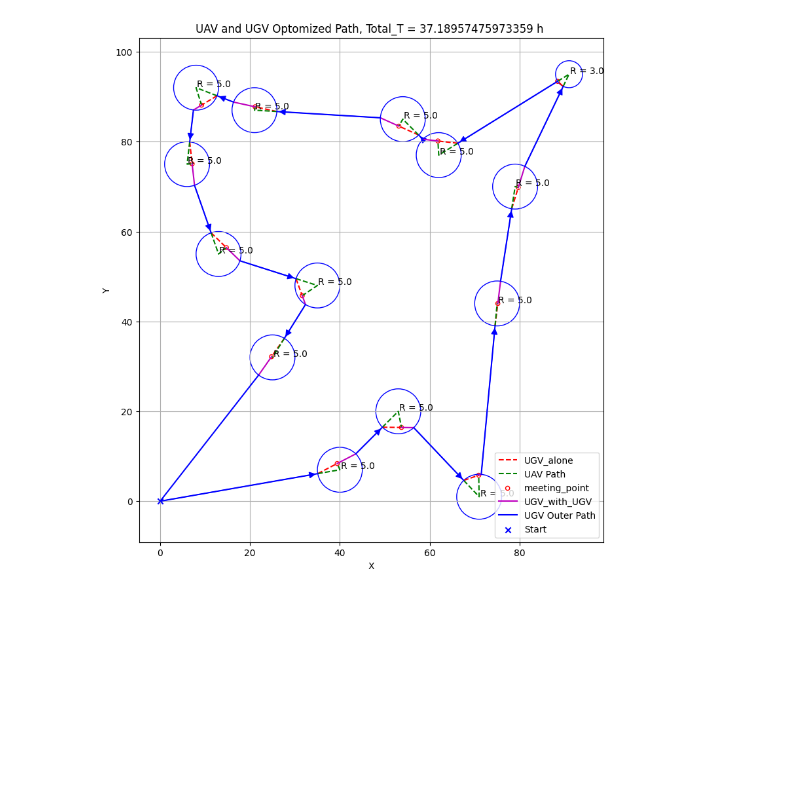
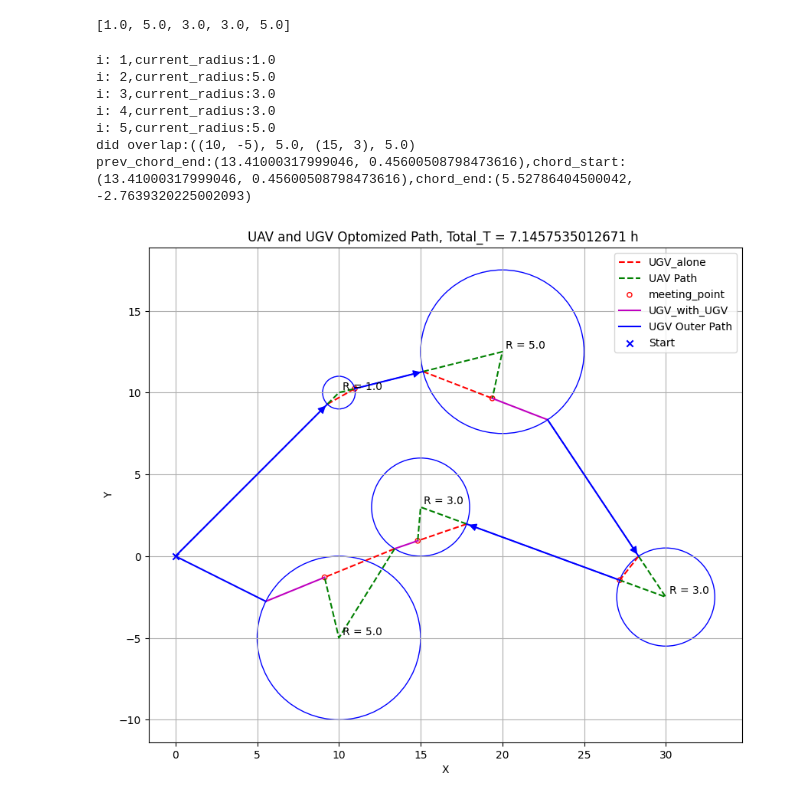
Before and after one commit to BillCai06/codetest, a Jupyter notebook: Landing robot/Codes/cleanout_code/DFS_Tree.ipynb, the cells around one changed output. Saved outputs shown, nothing was run; the diff lists cells and outputs as text; code cells hidden in the pictures; blank space fills up the shorter version.

Commit message:
fixed more bug on the graphic side

```diff
--- a/Landing robot/Codes/cleanout_code/DFS_Tree.ipynb
+++ b/Landing robot/Codes/cleanout_code/DFS_Tree.ipynb
@@ -85,11 +85,11 @@ UAV_E_s_cost = 2500*ten_minets
 # waypoints = [(0,0),(10,10),(15,3),(20,12.5)] #4
 # plan_output = "0 -> 1 -> 2 -> 3 -> 0"
 
-# waypoints = [(0,0),(10,10),(15,3),(20,12.5),(30,-2.5),(10,-5)] # 6
-# plan_output = "0 -> 5 -> 2 -> 4 -> 3 -> 1 -> 0"
+waypoints = [(0,0),(10,10),(15,3),(20,12.5),(30,-2.5),(10,-5)] # 6
+plan_output = "0 -> 5 -> 2 -> 4 -> 3 -> 1 -> 0"
 
-waypoints = [(0, 0),(11, 54),(4, 49),(69, 26),(12, 39),(25, 1),(17, 12),(38, 11),(28, 49),(52, 36),(36, 27)] #10
-plan_output = "0 -> 6 -> 4 -> 2 -> 1 -> 8 -> 10 -> 9 -> 3 -> 7 -> 5 -> 0"
+# waypoints = [(0, 0),(11, 54),(4, 49),(69, 26),(12, 39),(25, 1),(17, 12),(38, 11),(28, 49),(52, 36),(36, 27)] #10
+# plan_output = "0 -> 6 -> 4 -> 2 -> 1 -> 8 -> 10 -> 9 -> 3 -> 7 -> 5 -> 0"
 
 
 # waypoints = [(0, 0),(11, 54),(4, 49),(69, 26),(12, 39),(25, 1),(17, 12),(38, 11),(28, 49),(52, 36),(36, 27),(56, 44),(22, 58)] #12
@@ -432,7 +419,10 @@ with open('BFBF.csv', 'w', newline='') as csvfile:
     writer.writeheader()
 
 for plan in plan_result:
-    print(plan)
+    ordered_points = [waypoints[int(node)] for node in plan.split() if node.isdigit()]
+    ordered_points.append(ordered_points[0])
+
+    print(ordered_points)
     start_time = time.time()
     root = tsp_output_to_tree(plan_output, waypoints, radii)
     end_time = time.time()
@@ -440,8 +430,11 @@ for plan in plan_result:
     print(f"DFS took {duration_mcts_v2:.4f} seconds to execute.")
 
     result = find_min_total_time_node_at_level(root,len(waypoints))
+    if result  == None:
+        total_time = -1
+    else:
+        total_time = result['total_time']
 
-    total_time = result['total_time']
     root =[]
 
     # Open the CSV file in append mode to avoid overwriting
@@ -576,7 +638,16 @@ result_in
+# %%
+radius_set
+# %% [output]
+[1.0, 5.0, 3.0, 3.0, 5.0]
 # %%
-
-radius_set ,UGV_path, UAV_path, UGV_outer_path, UGVD_inter_without_drone, UGVD_inter_with_drone,final_wait_set= compute_optimized_paths_for_radius(ordered_points, radius_list, speed_ugv, speed_uav, survey_time)
-# Plotting the updated paths with circles
+radius_set ,UGV_path, UAV_path, UGV_outer_path, UGVD_inter_without_drone, UGVD_inter_with_drone,final_wait_set= compute_optimized_paths_for_radius_db(ordered_points, radius_list, speed_ugv, speed_uav, survey_time)
 plot_updated_paths_with_circles(UAV_path, UGV_outer_path, ordered_points, result_in)
 # %% [output]
+i: 1,current_radius:1.0
+i: 2,current_radius:5.0
+i: 3,current_radius:3.0
+i: 4,current_radius:3.0
+i: 5,current_radius:5.0
+did overlap:((10, -5), 5.0, (15, 3), 5.0)
+prev_chord_end:(13.41000317999046, 0.45600508798473616),chord_start:(13.41000317999046, 0.45600508798473616),chord_end:(5.52786404500042, -2.7639320225002093)
-[figure, old version]
+[figure, new version]
```
Also changed, not shown: parts of 7 cells of this notebook, 4 other files.
